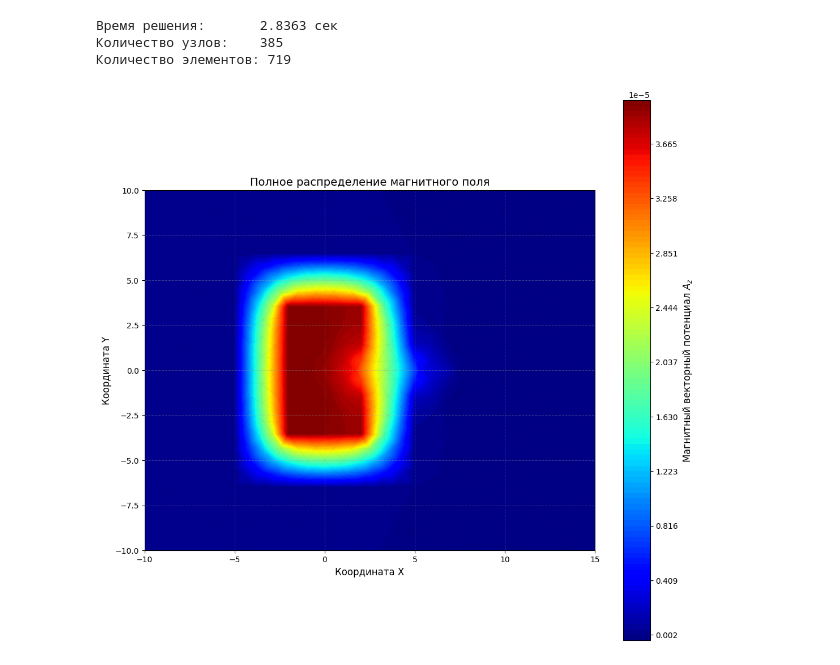
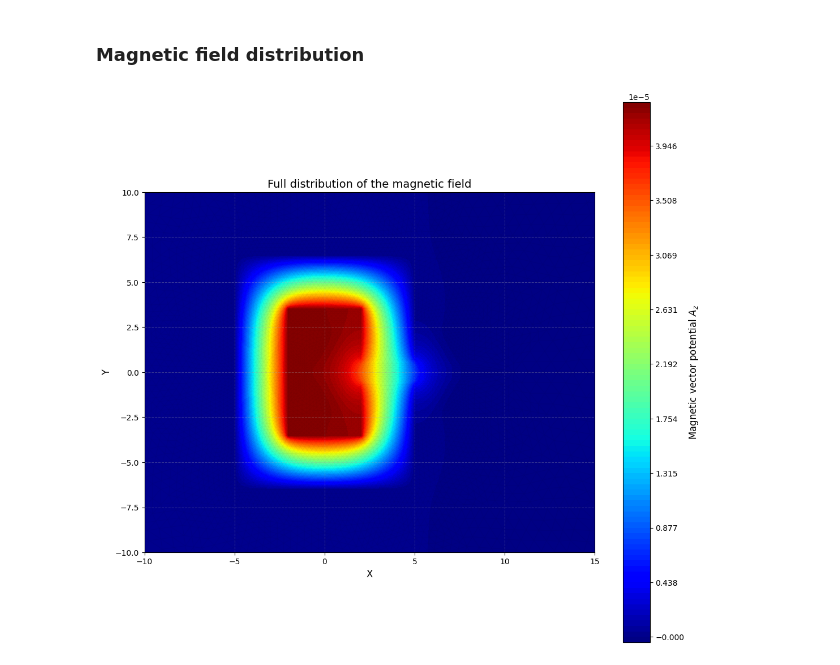
Before and after one commit to chimitOS/PINN_model, a Jupyter notebook: magnet/FEM_magnet.ipynb, the cells around one changed output. Cells and saved outputs as stored; diff of their text form; code cells hidden in the pictures.

```diff
--- a/magnet/FEM_magnet.ipynb
+++ b/magnet/FEM_magnet.ipynb
@@ -8,11 +2,0 @@ import meshio
-# %%
-device = torch.device("cuda" if torch.cuda.is_available() else "cpu")
-print(f"Выбрано: {device}")
-
-start = time.time()
-
-#загрузка сетки
-mesh = meshio.read("dipole2d.msh")
-
-#координаты узлов
-X_y = mesh.points[:, :2]
@@ -49,0 +123,10 @@ print(lines, line_tags)
+# %%
+start_time = time.time()
+
+print("Running the calculation on a sparse grid (refineK=2)...")
+X_c, tri_c, u_c, tags_c = solve_fem(refineK=2)
+
+print("Running the calculation on a dense grid (refineK=3)...")
+X_f, tri_f, u_f, _ = solve_fem(refineK=3)
+
+print(f"Calculations completed in {time.time() - start_time:.2f} сек.")
@@ -151,61 +164,40 @@ F_np[dirichlet_idx] = 0.0
-# %%
-u_fem_np = spla.spsolve(G_sparse, F_np)
-u_fem = torch.tensor(u_fem_np, dtype=torch.float32, device=device)
-
-output_filename = "fem_results.npz"
-
-np.savez(
-    output_filename,
-    nodes=X_y,
-    triangles=triangles,
-    u_fem=u_fem_np,
-    triangle_tags=triangle_tags
-)
-
-end = time.time()
-
-print(f"Время решения:       {end - start:.4f} сек")
-print(f"Количество узлов:    {num_nodes}")
-print(f"Количество элементов: {elements.shape[0]}")
-# %% [output]
-Время решения:       2.8363 сек
-Количество узлов:    385
-Количество элементов: 719
+# %% [markdown]
+### Magnetic field distribution
 # %%
 #объект триангуляции matplotlib
 
-triangulation_top = tri.Triangulation(X_y[:, 0], X_y[:, 1], triangles)
-triangulation_bottom = tri.Triangulation(X_y[:, 0], -X_y[:, 1], triangles)
+triangulation_top = tri.Triangulation(X_c[:, 0], X_c[:, 1], tri_c)
+triangulation_bottom = tri.Triangulation(X_c[:, 0], -X_c[:, 1], tri_c)
 
 plt.figure(figsize=(11, 10))
 ax = plt.gca()
 ax.set_aspect('equal')
 
-vmin = u_fem_np.min()
-vmax = u_fem_np.max()
+vmin = u_c.min()
+vmax = u_c.max()
 levels = np.linspace(vmin, vmax, 100)
 
-contour_top = ax.tricontourf(triangulation_top, u_fem_np, levels=levels, cmap='jet')
-contour_bottom = ax.tricontourf(triangulation_bottom, u_fem_np, levels=levels, cmap='jet')
+contour_top = ax.tricontourf(triangulation_top, u_c, levels=levels, cmap='jet')
+contour_bottom = ax.tricontourf(triangulation_bottom, u_c, levels=levels, cmap='jet')
 
 ax.triplot(triangulation_top, color='black', alpha=0.05, linewidth=0.5)
 ax.triplot(triangulation_bottom, color='black', alpha=0.05, linewidth=0.5)
 
 cbar = plt.colorbar(contour_top)
-cbar.set_label('Магнитный векторный потенциал $A_z$', fontsize=12)
+cbar.set_label('Magnetic vector potential $A_z$', fontsize=12)
 
 ax.set_xlim(-10, 15)
 ax.set_ylim(-10, 10)
 
 # ax.set_xlim(-55, 55)
 # ax.set_ylim(-55, 55)
 
-plt.title('Полное распределение магнитного поля', fontsize=14)
-plt.xlabel('Координата X', fontsize=12)
-plt.ylabel('Координата Y', fontsize=12)
+plt.title('Full distribution of the magnetic field', fontsize=14)
+plt.xlabel('X', fontsize=12)
+plt.ylabel('Y', fontsize=12)
 plt.grid(True, linestyle='--', alpha=0.3)
 plt.tight_layout()
 
 plt.show()
 # %% [output]
-[figure, old version]
+[figure, new version]
```
Also changed, not shown: parts of 33 cells of this notebook.
